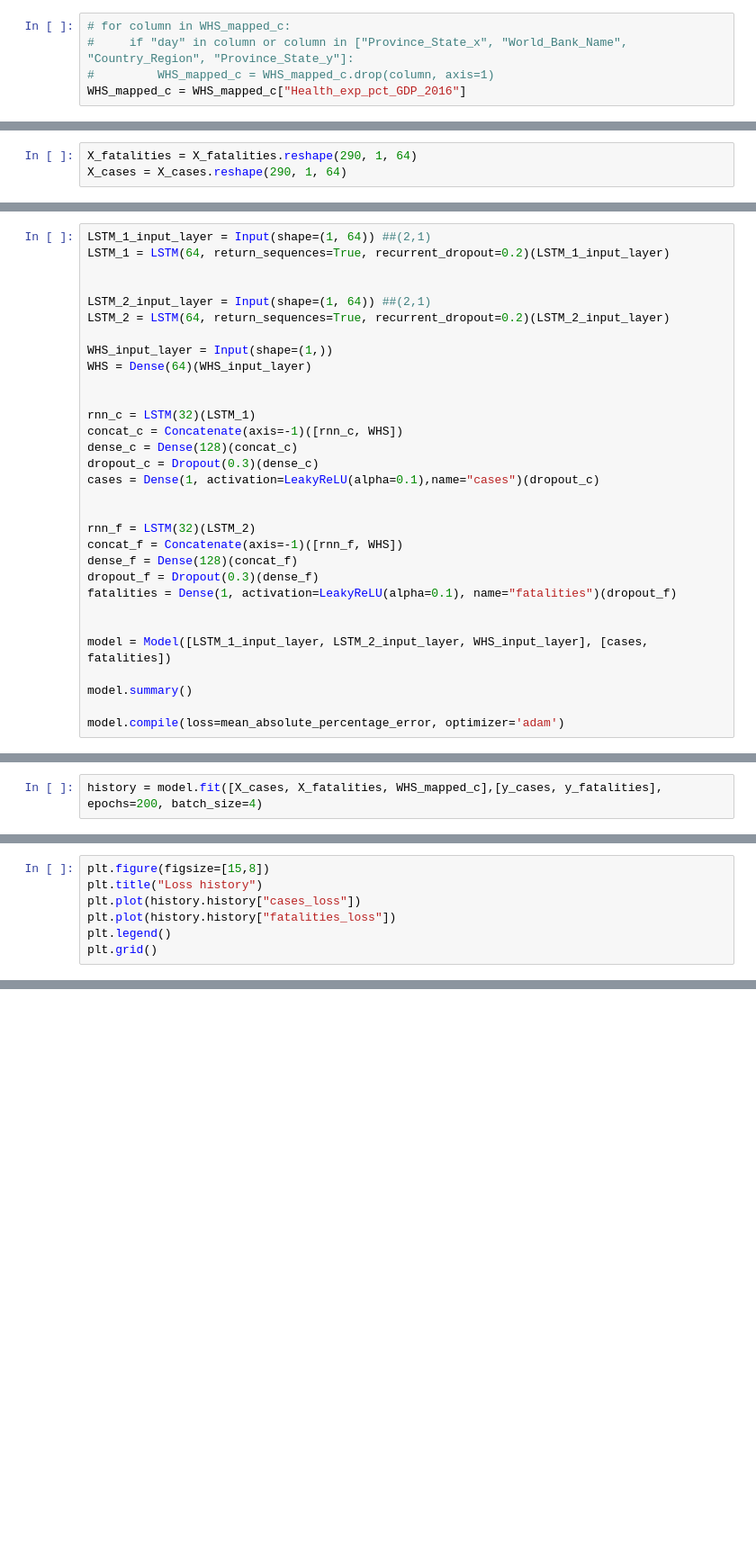
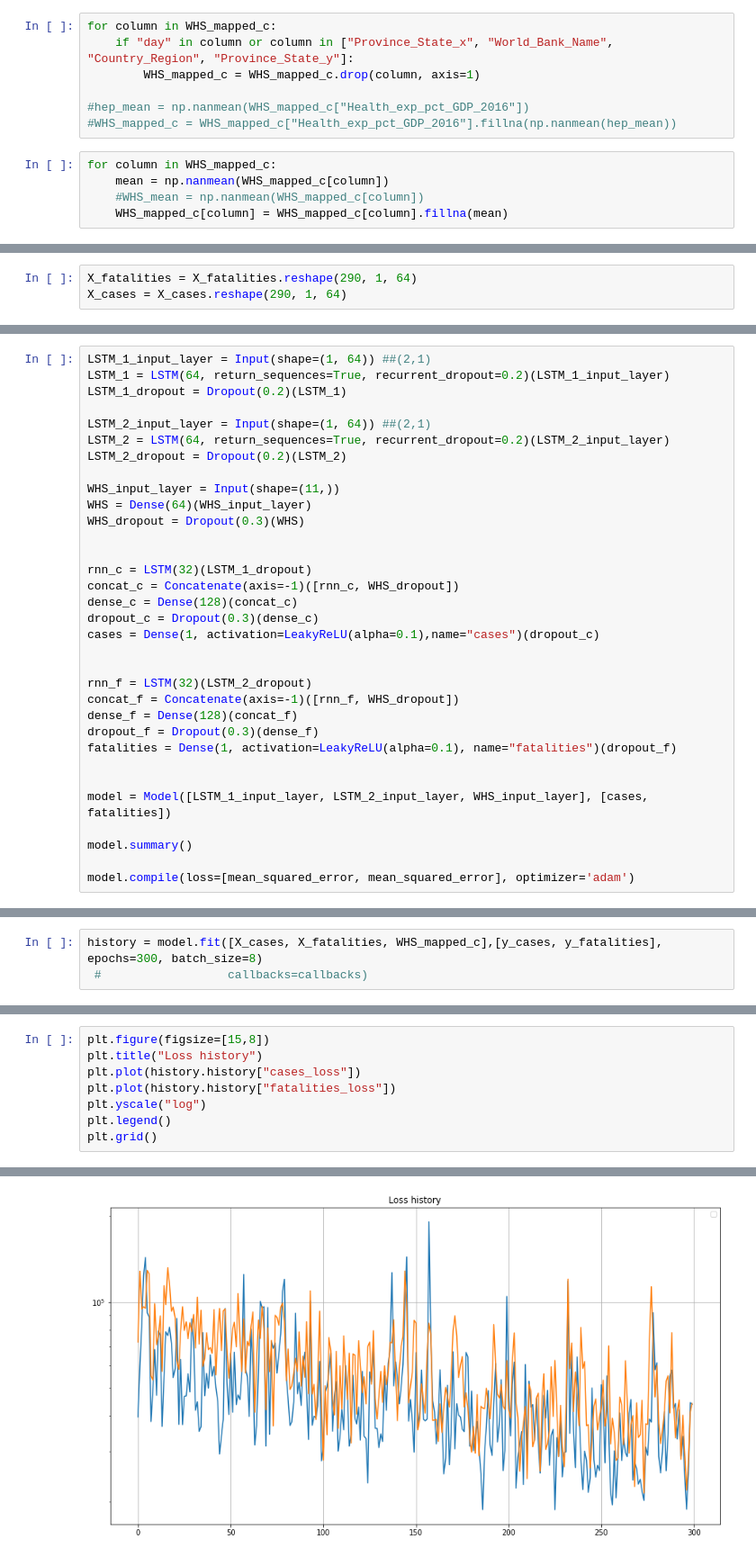
Before and after one commit to Velociraptorvelraptor/COVID19-global-forecasting, a Jupyter notebook: COVID19 global forecasting.ipynb, the cells around one changed output, grey strips where cells are left out. Shown at 90% size. Cells and saved outputs as stored; diff of their text form; blank space fills up the shorter version.

Commit message:
model trainned on real data

```diff
--- a/COVID19 global forecasting.ipynb
+++ b/COVID19 global forecasting.ipynb
@@ -311,5 +286,12 @@ NameError: name 'WHS_mapped_f' is not defined
 # %%
-# for column in WHS_mapped_c:
-#     if "day" in column or column in ["Province_State_x", "World_Bank_Name", "Country_Region", "Province_State_y"]:
-#         WHS_mapped_c = WHS_mapped_c.drop(column, axis=1)
-WHS_mapped_c = WHS_mapped_c["Health_exp_pct_GDP_2016"]
+for column in WHS_mapped_c:
+    if "day" in column or column in ["Province_State_x", "World_Bank_Name", "Country_Region", "Province_State_y"]:
+        WHS_mapped_c = WHS_mapped_c.drop(column, axis=1)
+
+#hep_mean = np.nanmean(WHS_mapped_c["Health_exp_pct_GDP_2016"])
+#WHS_mapped_c = WHS_mapped_c["Health_exp_pct_GDP_2016"].fillna(np.nanmean(hep_mean))
+# %%
+for column in WHS_mapped_c:
+    mean = np.nanmean(WHS_mapped_c[column])
+    #WHS_mean = np.nanmean(WHS_mapped_c[column])
+    WHS_mapped_c[column] = WHS_mapped_c[column].fillna(mean)
@@ -358,24 +329,26 @@ Fatalities_df.head(5)
 # %%
 LSTM_1_input_layer = Input(shape=(1, 64)) ##(2,1)
 LSTM_1 = LSTM(64, return_sequences=True, recurrent_dropout=0.2)(LSTM_1_input_layer)
-
+LSTM_1_dropout = Dropout(0.2)(LSTM_1)
 
 LSTM_2_input_layer = Input(shape=(1, 64)) ##(2,1)
 LSTM_2 = LSTM(64, return_sequences=True, recurrent_dropout=0.2)(LSTM_2_input_layer)
+LSTM_2_dropout = Dropout(0.2)(LSTM_2)
 
-WHS_input_layer = Input(shape=(1,))
+WHS_input_layer = Input(shape=(11,))
 WHS = Dense(64)(WHS_input_layer)
+WHS_dropout = Dropout(0.3)(WHS)
 
 
-rnn_c = LSTM(32)(LSTM_1)
-concat_c = Concatenate(axis=-1)([rnn_c, WHS])
+rnn_c = LSTM(32)(LSTM_1_dropout)
+concat_c = Concatenate(axis=-1)([rnn_c, WHS_dropout])
 dense_c = Dense(128)(concat_c)
 dropout_c = Dropout(0.3)(dense_c)
 cases = Dense(1, activation=LeakyReLU(alpha=0.1),name="cases")(dropout_c)
 
 
-rnn_f = LSTM(32)(LSTM_2)
-concat_f = Concatenate(axis=-1)([rnn_f, WHS])
+rnn_f = LSTM(32)(LSTM_2_dropout)
+concat_f = Concatenate(axis=-1)([rnn_f, WHS_dropout])
 dense_f = Dense(128)(concat_f)
 dropout_f = Dropout(0.3)(dense_f)
 fatalities = Dense(1, activation=LeakyReLU(alpha=0.1), name="fatalities")(dropout_f)
@@ -385,5 +358,5 @@ model = Model([LSTM_1_input_layer, LSTM_2_input_layer, WHS_input_layer], [cases,
 
 model.summary()
 
-model.compile(loss=mean_absolute_percentage_error, optimizer='adam')
+model.compile(loss=[mean_squared_error, mean_squared_error], optimizer='adam')
 # %% [output]
@@ -407,3 +382,4 @@ ________________________________________________________________________________
 # %%
-history = model.fit([X_cases, X_fatalities, WHS_mapped_c],[y_cases, y_fatalities], epochs=200, batch_size=4)
+history = model.fit([X_cases, X_fatalities, WHS_mapped_c],[y_cases, y_fatalities], epochs=300, batch_size=8)
+ #                  callbacks=callbacks)
 # %% [output]
@@ -430,5 +405,7 @@ plt.figure(figsize=[15,8])
 plt.title("Loss history")
 plt.plot(history.history["cases_loss"])
 plt.plot(history.history["fatalities_loss"])
+plt.yscale("log")
 plt.legend()
 plt.grid()
+# %% [output]
@@ -434,0 +413 @@ plt.grid()
+[figure, added]
```
Also changed, not shown: parts of 21 cells of this notebook.
